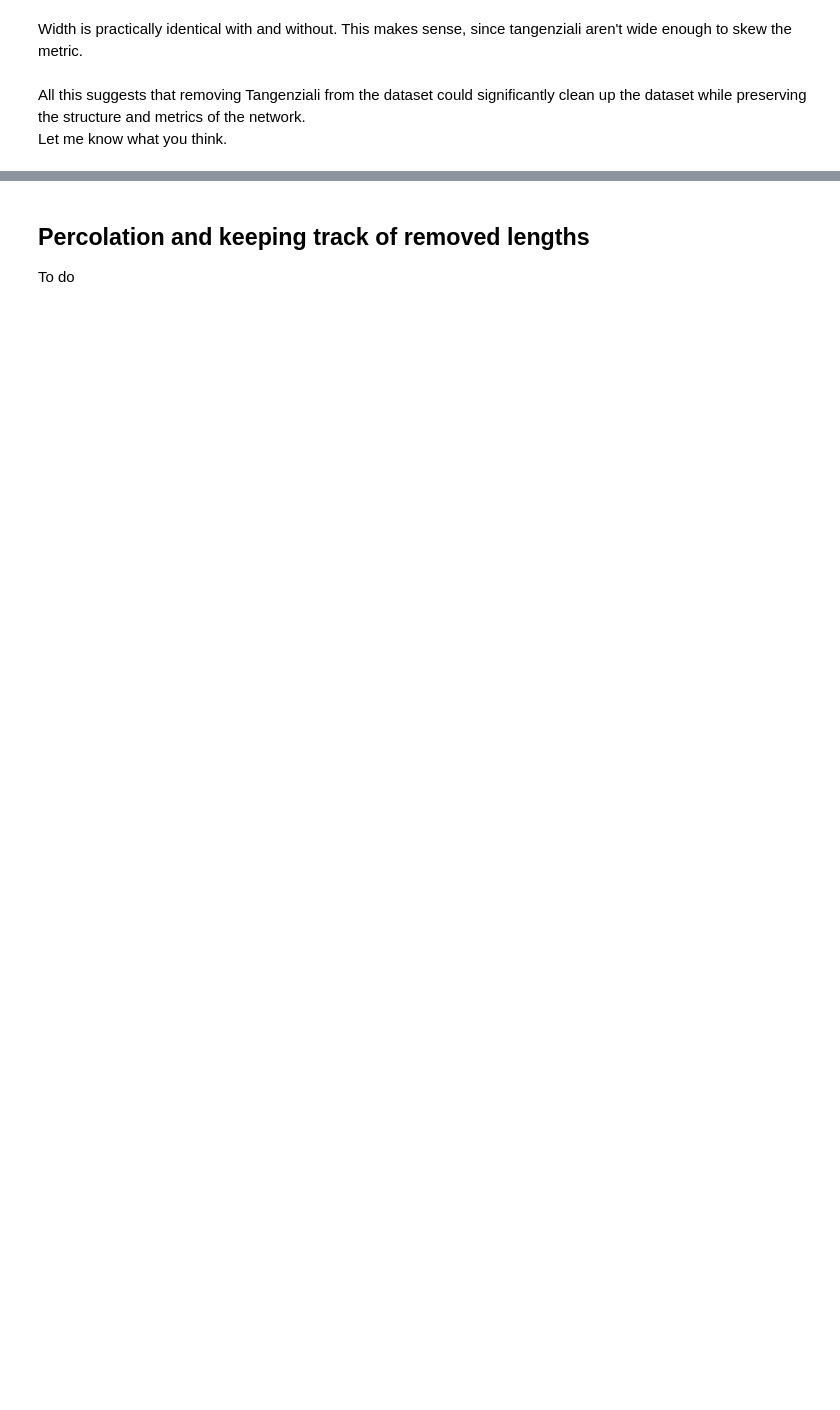
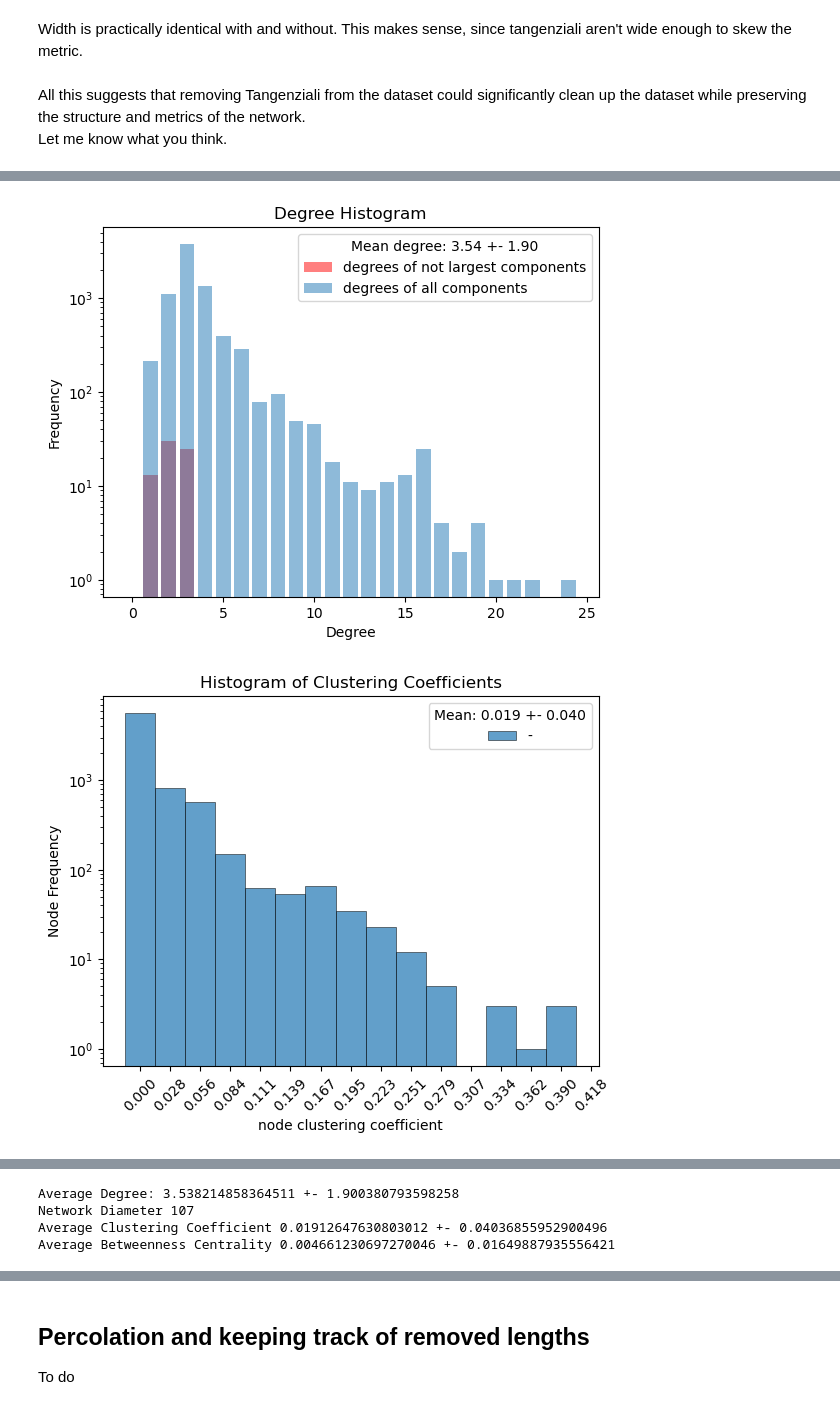
Before and after one commit to RiccardoBasilone/roadnets, a Jupyter notebook: dissolve_trials.ipynb, the cells around one changed output, grey strips where cells are left out. Drawn from its saved outputs; the diff is of its cells as text; code cells hidden in the pictures; blank space fills up the shorter version.

```diff
--- a/dissolve_trials.ipynb
+++ b/dissolve_trials.ipynb
@@ -462,0 +464,16 @@ Let me know what you think.
+# %%
+Gcc = sorted(nx.connected_components(G11), key = len, reverse = True)
+# %%
+    G_single = nx.Graph()
+    for u,v,data in G11.edges(data=True):
+        w = data['weight'] if 'weight' in data else 1.0
+        if G_single.has_edge(u,v):
+            G_single[u][v]['weight'] += w
+        else:
+            G_single.add_edge(u, v, weight=w)
+
+    cc_nodes = nx.clustering(G_single, weight = 'weight')
+    cc_keys = np.array(list(cc_nodes.keys()))
+    cc_values = np.array(list(cc_nodes.values()))
+    cc = np.mean(cc_values)
+    cc_std = np.std(cc_values)
@@ -462,0 +510,22 @@ Let me know what you think.
+# %%
+
+
+def dict_of_dicts(dict1, dict2, dict3):
+    # Check if the keys of the two dictionaries are the same
+    if (set(dict1.keys()) == set(dict2.keys())) & (set(dict1.keys()) == set(dict3.keys())):
+        result_dict = {}
+        common_keys = set(dict1.keys())  # Set of common keys
+
+        # Create a dictionary of dictionaries with common keys and their corresponding values
+        for key in common_keys:
+            result_dict[key] = {'degree': dict1[key], 'cc': dict2[key], 'bc': dict3[key]}
+        return result_dict
+    else:
+        return "Dictionaries do not have the same keys."
+
+
+# Check if the dictionaries have the same keys and create a dictionary of dictionaries
+G_metrics = dict_of_dicts(deg, cc, bc)
+# %%
+G_cpy = G11.copy()
+nx.set_node_attributes(G_cpy, G_metrics)
@@ -462,0 +684,5 @@ Let me know what you think.
+# %%
+network_metrics(G11,show = True, nsamples = 100)
+# %% [output]
+[figure, added]
+[figure, added]
@@ -462,0 +690,4 @@ Let me know what you think.
+Average Degree: 3.538214858364511 +- 1.900380793598258
+Network Diameter 107
+Average Clustering Coefficient 0.01912647630803012 +- 0.04036855952900496
+Average Betweenness Centrality 0.004661230697270046 +- 0.01649887935556421
```
Also changed, not shown: parts of 21 cells of this notebook.
